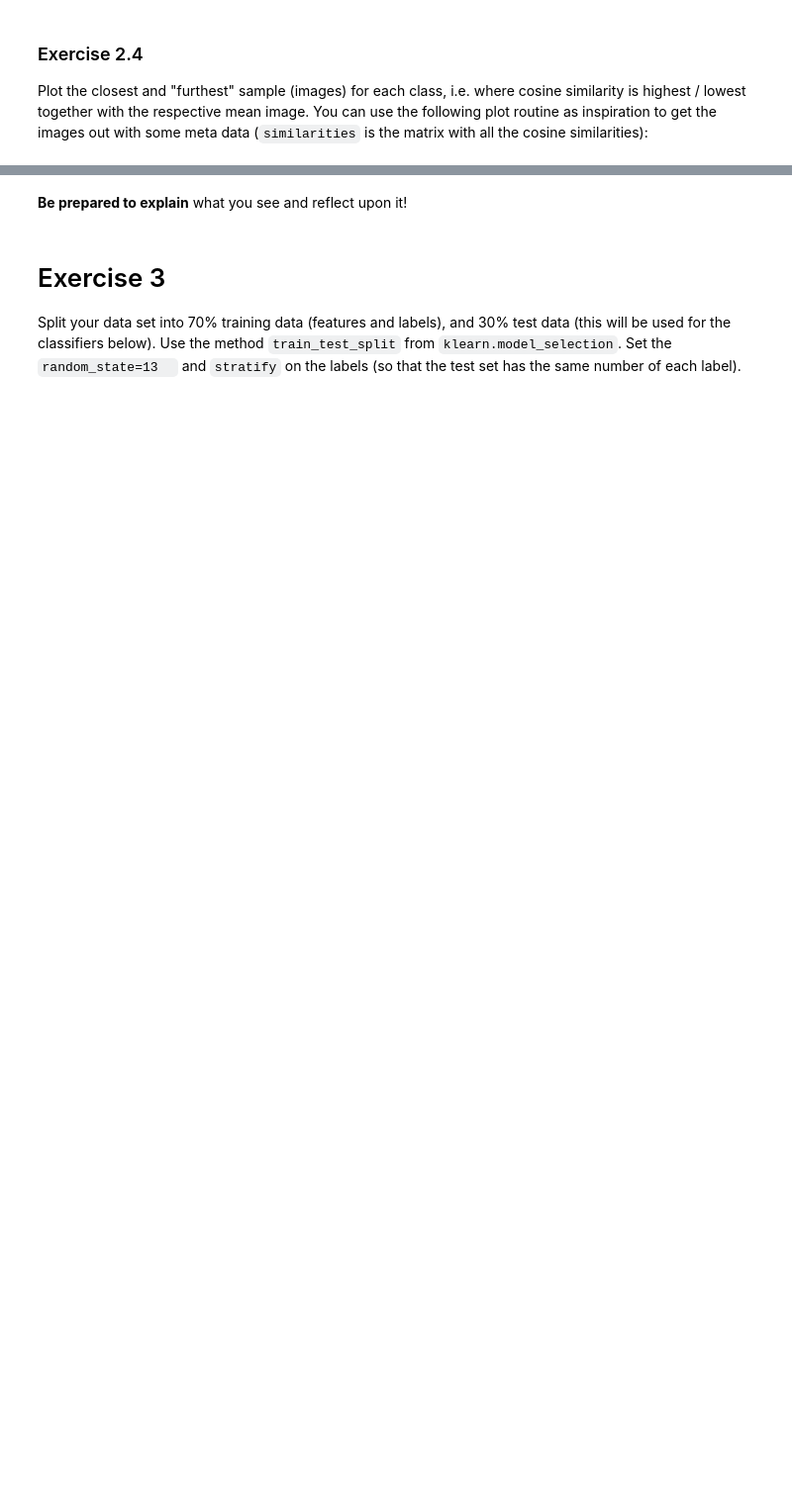
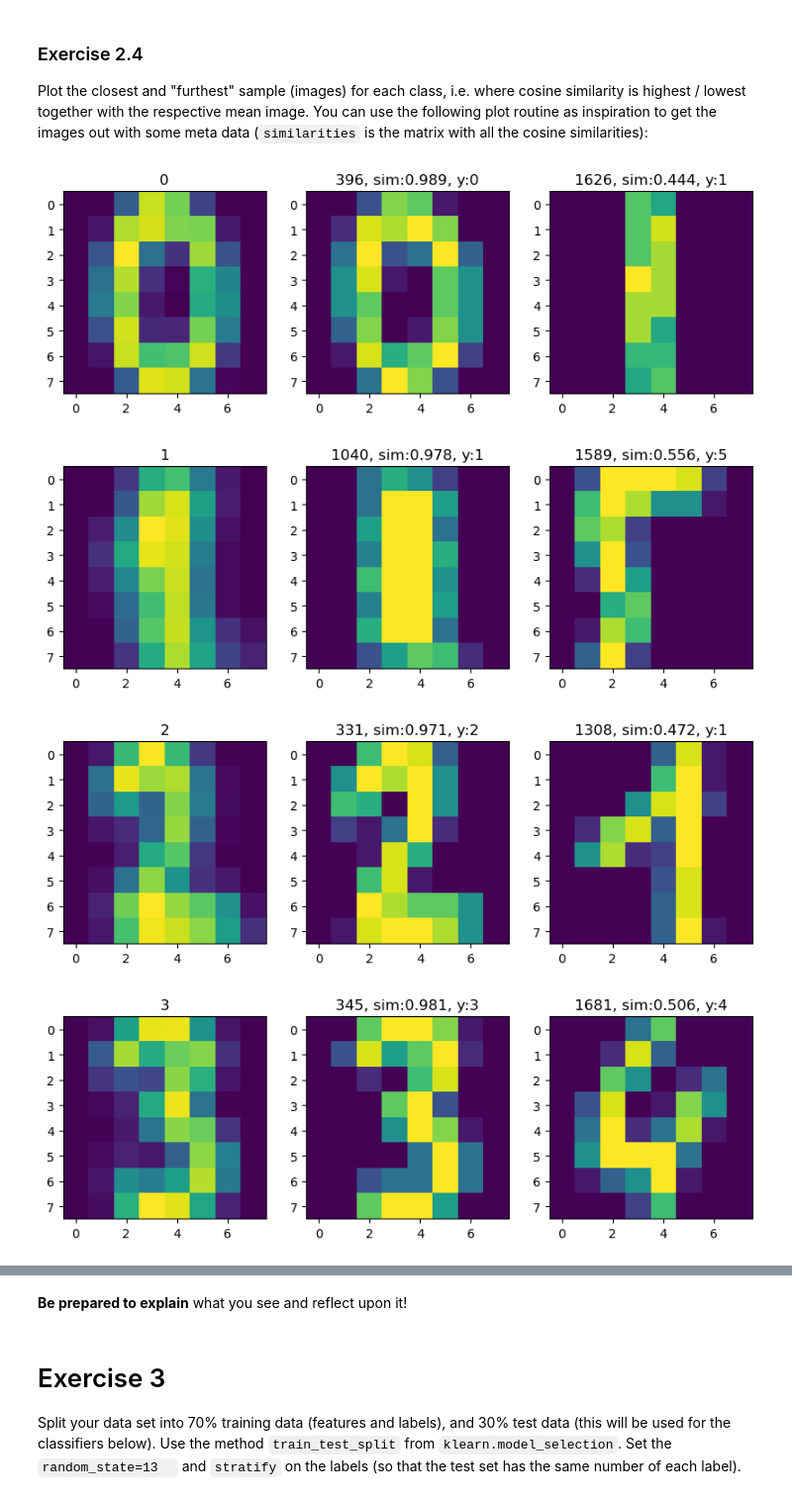
Before and after one commit to Jane0117/applied-ml-labs, a Jupyter notebook: labs2024/lab1/lab1.ipynb, the cells around one changed output, grey strips where cells are left out. Shown at 99% size. Drawn from its saved outputs; the diff is of its cells as text; code cells hidden in the pictures; blank space fills up the shorter version.

```diff
--- a/labs2024/lab1/lab1.ipynb
+++ b/labs2024/lab1/lab1.ipynb
@@ -70,0 +163,22 @@
+# %%
+# *****************
+# *** Your code ***
+# *****************
+import numpy as np
+
+#data and mean data
+data=digits.data
+means=np.array(mean_images).reshape(10, -1)
+
+#L2 norms with keepdims=True
+data_norms = np.linalg.norm(data, axis=1, keepdims=True)
+mean_norms = np.linalg.norm(means, axis=1, keepdims=True)
+
+#normalization
+normalized_data = data / data_norms
+normalized_means = means / mean_norms
+
+#cos similarity calculation
+similarities = normalized_data @ normalized_means.T  # shape: (1797, 10)
+print("Cosine similarities shape:", similarities.shape)
+print("Cosine similarities for the first 5 samples:\n", similarities[:5])
@@ -74,21 +201,27 @@ Plot the closest and "furthest" sample (images) for each class, i.e. where cosin
 # %%
 for i in range(0, 10):
 
     min_idx = np.argmin(similarities[:,i])
     max_idx = np.argmax(similarities[:,i])
 
     fig, axs = plt.subplots(1,3,figsize=(10,10))
+    X = digits.data  # shape (1797, 64)
 
     # reference image
     axs[0].set_title(f"{i}")
     axs[0].imshow(mean_images[i].reshape(8,8))
 
     # image and data with highest similarity to reference
     axs[1].set_title(f"{max_idx}, sim:{similarities[max_idx, i]:.3f}, y:{digits.target[max_idx]}")
     axs[1].imshow(X[max_idx].reshape(8,8))
 
     # image and data with lowest similarity to reference
     axs[2].set_title(f"{min_idx}, sim:{similarities[min_idx, i]:.3f}, y:{digits.target[min_idx]}")
     axs[2].imshow(X[min_idx].reshape(8,8))
 
 plt.show()
+# %% [output]
+[figure, added]
+[figure, added]
+[figure, added]
+[figure, added]
```
Also changed, not shown: parts of 38 cells of this notebook, 47 other files.
